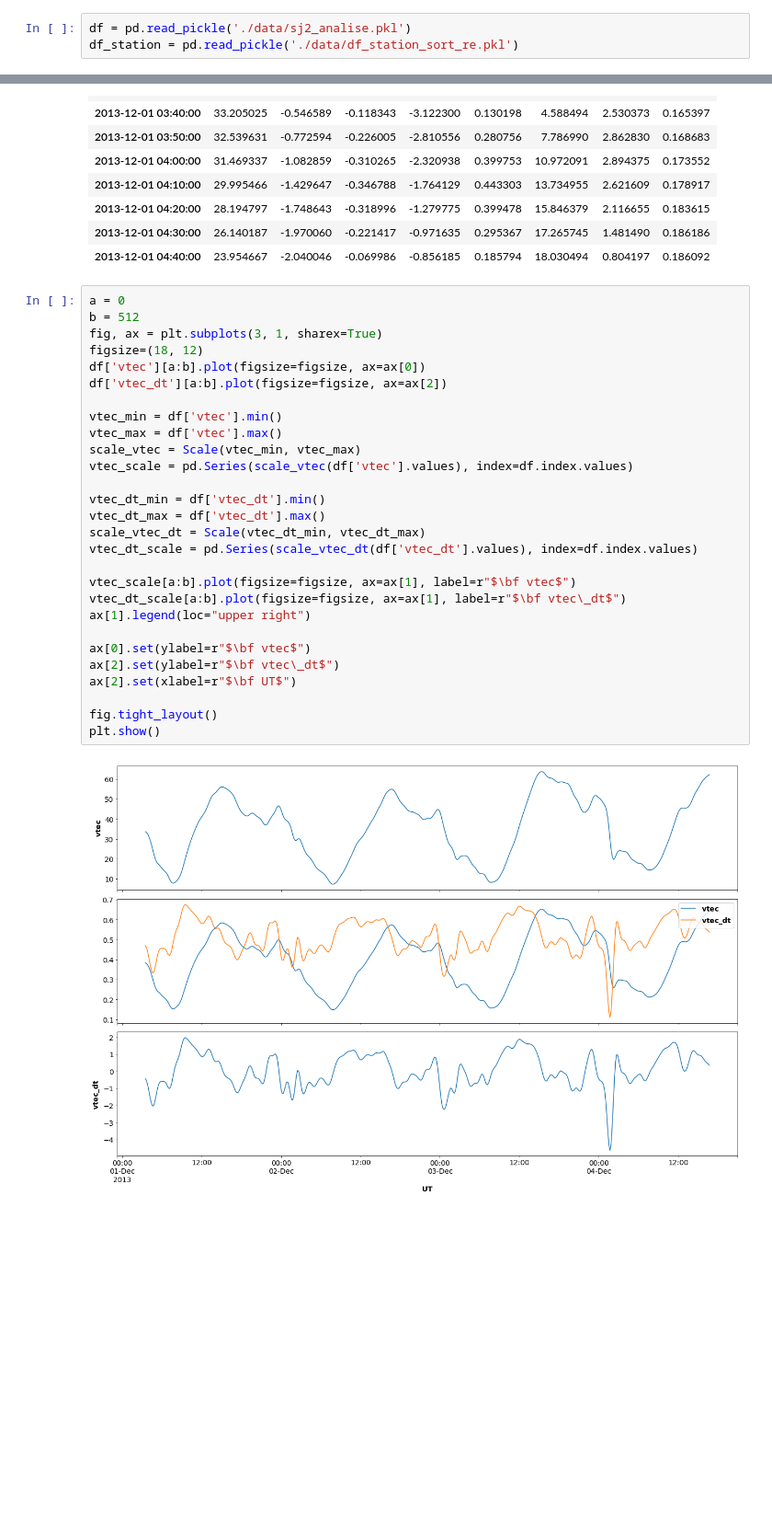
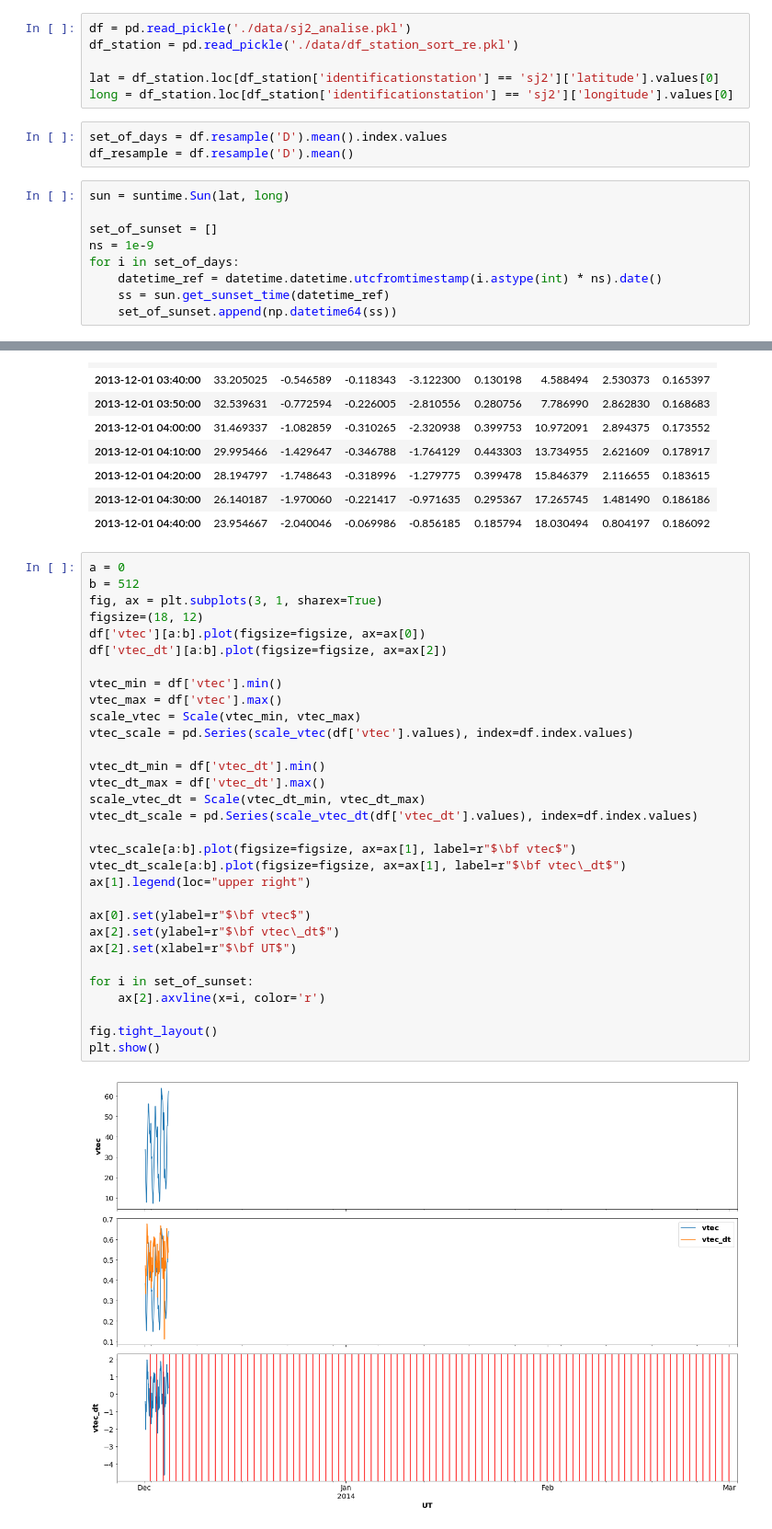
Before and after one commit to retiarus/correlation_vtec_s4, a Jupyter notebook: 08_plots_one_vs_one.ipynb, the cells around one changed output, grey strips where cells are left out. Shown at 92% size. Drawn from its saved outputs; the diff is of its cells as text; blank space fills up the shorter version.

Commit message:
start add sunsetplot line

```diff
--- a/08_plots_one_vs_one.ipynb
+++ b/08_plots_one_vs_one.ipynb
@@ -21,3 +26,18 @@ plt.rcParams['ytick.labelsize'] = latter_size
 # %%
 df = pd.read_pickle('./data/sj2_analise.pkl')
 df_station = pd.read_pickle('./data/df_station_sort_re.pkl')
+
+lat = df_station.loc[df_station['identificationstation'] == 'sj2']['latitude'].values[0]
+long = df_station.loc[df_station['identificationstation'] == 'sj2']['longitude'].values[0]
+# %%
+set_of_days = df.resample('D').mean().index.values
+df_resample = df.resample('D').mean()
+# %%
+sun = suntime.Sun(lat, long)
+
+set_of_sunset = []
+ns = 1e-9
+for i in set_of_days:
+    datetime_ref = datetime.datetime.utcfromtimestamp(i.astype(int) * ns).date()
+    ss = sun.get_sunset_time(datetime_ref)
+    set_of_sunset.append(np.datetime64(ss))
@@ -36,30 +66,33 @@ df.head(8)
 # %%
 a = 0
 b = 512
 fig, ax = plt.subplots(3, 1, sharex=True)
 figsize=(18, 12)
 df['vtec'][a:b].plot(figsize=figsize, ax=ax[0])
 df['vtec_dt'][a:b].plot(figsize=figsize, ax=ax[2])
 
 vtec_min = df['vtec'].min()
 vtec_max = df['vtec'].max()
 scale_vtec = Scale(vtec_min, vtec_max)
 vtec_scale = pd.Series(scale_vtec(df['vtec'].values), index=df.index.values)
 
 vtec_dt_min = df['vtec_dt'].min()
 vtec_dt_max = df['vtec_dt'].max()
 scale_vtec_dt = Scale(vtec_dt_min, vtec_dt_max)
 vtec_dt_scale = pd.Series(scale_vtec_dt(df['vtec_dt'].values), index=df.index.values)
 
 vtec_scale[a:b].plot(figsize=figsize, ax=ax[1], label=r"$\bf vtec$")
 vtec_dt_scale[a:b].plot(figsize=figsize, ax=ax[1], label=r"$\bf vtec\_dt$")
 ax[1].legend(loc="upper right")
 
 ax[0].set(ylabel=r"$\bf vtec$")
 ax[2].set(ylabel=r"$\bf vtec\_dt$")
 ax[2].set(xlabel=r"$\bf UT$")
 
+for i in set_of_sunset:
+    ax[2].axvline(x=i, color='r')
+
 fig.tight_layout()
 plt.show()
 # %% [output]
-[figure, old version]
+[figure, new version]
```
Also changed, not shown: parts of 3 cells of this notebook.
